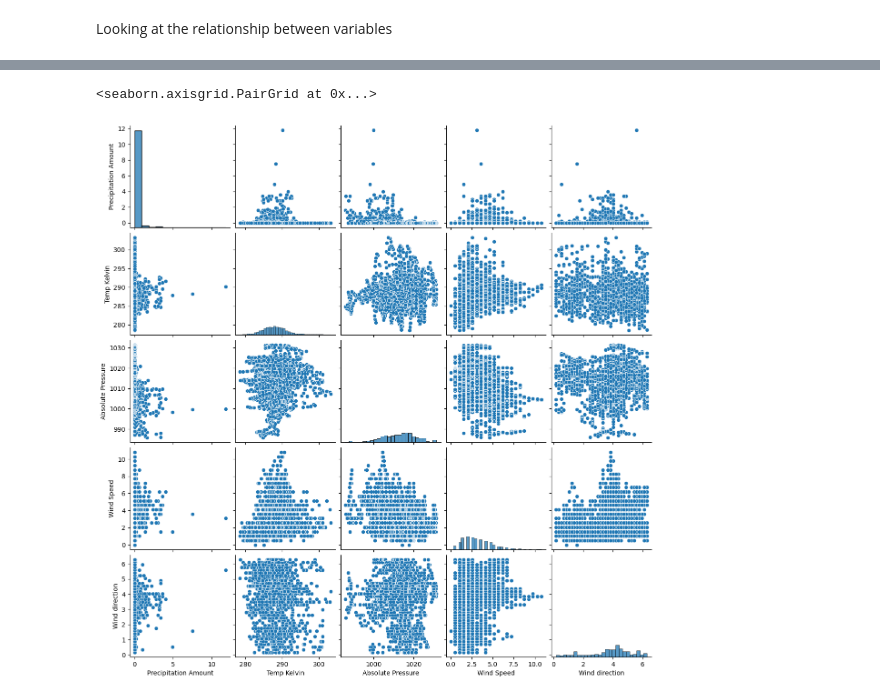
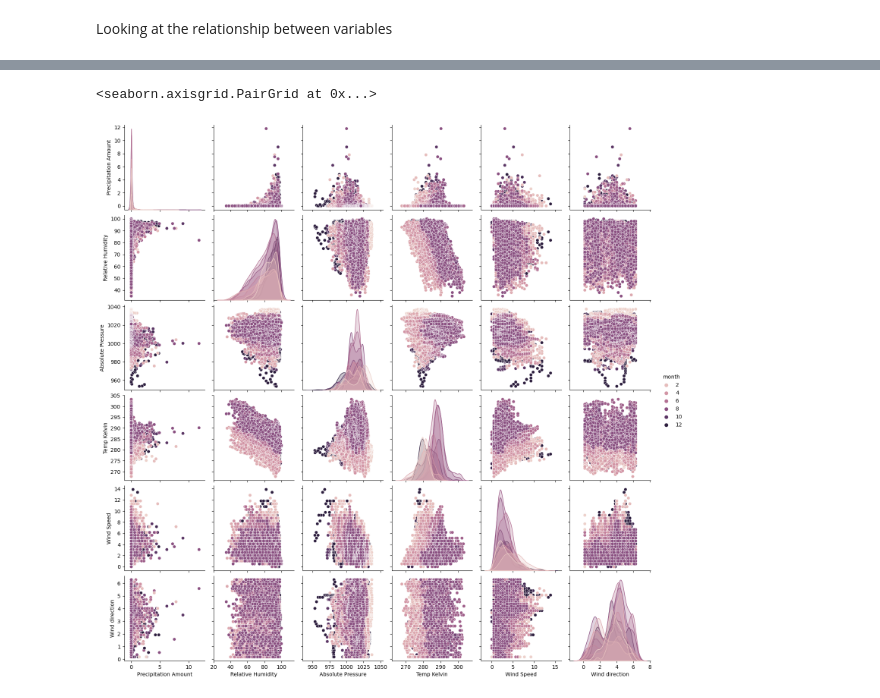
Before and after one commit to DaveAero/Project1, a Jupyter notebook: Untitled.ipynb, the cells around one changed output, grey strips where cells are left out. Saved outputs shown, nothing was run; the diff lists cells and outputs as text; code cells hidden in the pictures.

Commit message:
Exploring syntesising data

```diff
--- a/Untitled.ipynb
+++ b/Untitled.ipynb
@@ -103 +111,18 @@ Data['datetime'] = pd.to_datetime(Data["Date and Time"])
+# %%
+# Converting to the correct units, as defined above
+# Temp for celcius to Kelvin
+data['Temp Kelvin'] = data["Air Temperature"] + 273.15
+
+# Pressure from sea level to Absolute pressure
+for index, row in data.iterrows():
+    absolute_Pa = (row["Mean Sea Level Pressure"]*100)*((1-(0.26/(row['Temp Kelvin']+0.26)))**5.257)
+    absolute_hPa = absolute_Pa/100
+    data.loc[index, 'Absolute Pressure'] = absolute_hPa
+
+# Wind and direction conversion
+data['Wind Speed'] = data["Mean Wind Speed"]/1.944
+data['Wind direction'] = (data["Predominant Wind Direction"]*np.pi)/180
+
+# Removing columns that are no longer needed
+data = data.drop(columns=["Air Temperature", "Mean Sea Level Pressure", "Mean Wind Speed", "Predominant Wind Direction"])
 # %%
@@ -269,5 +242,5 @@ month = Data['datetime'].dt.month
 # %%
-sns.pairplot(Data)
+sns.pairplot(data, hue = 'month')
 # %% [output]
 <seaborn.axisgrid.PairGrid at 0x...>
-[figure, old version]
+[figure, new version]
```
Also changed, not shown: parts of 34 cells of this notebook, 6 other files.
